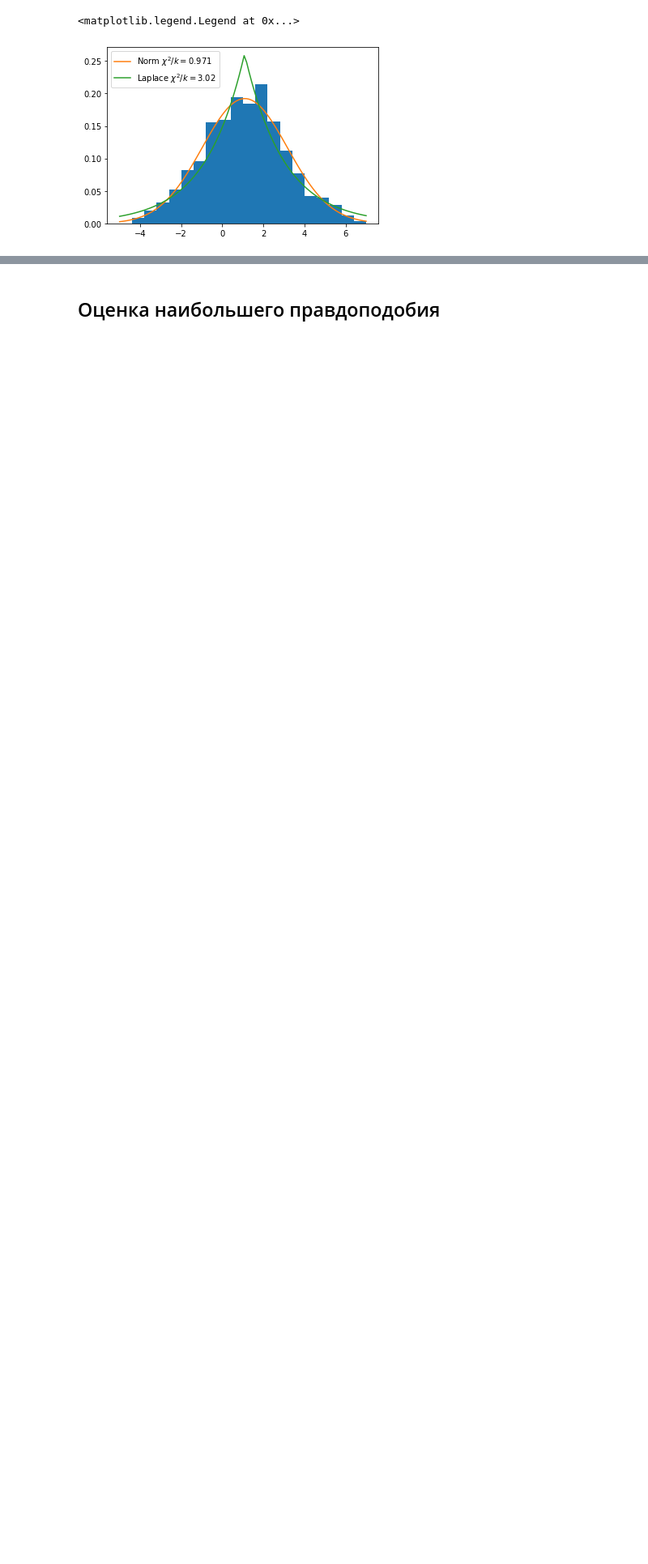
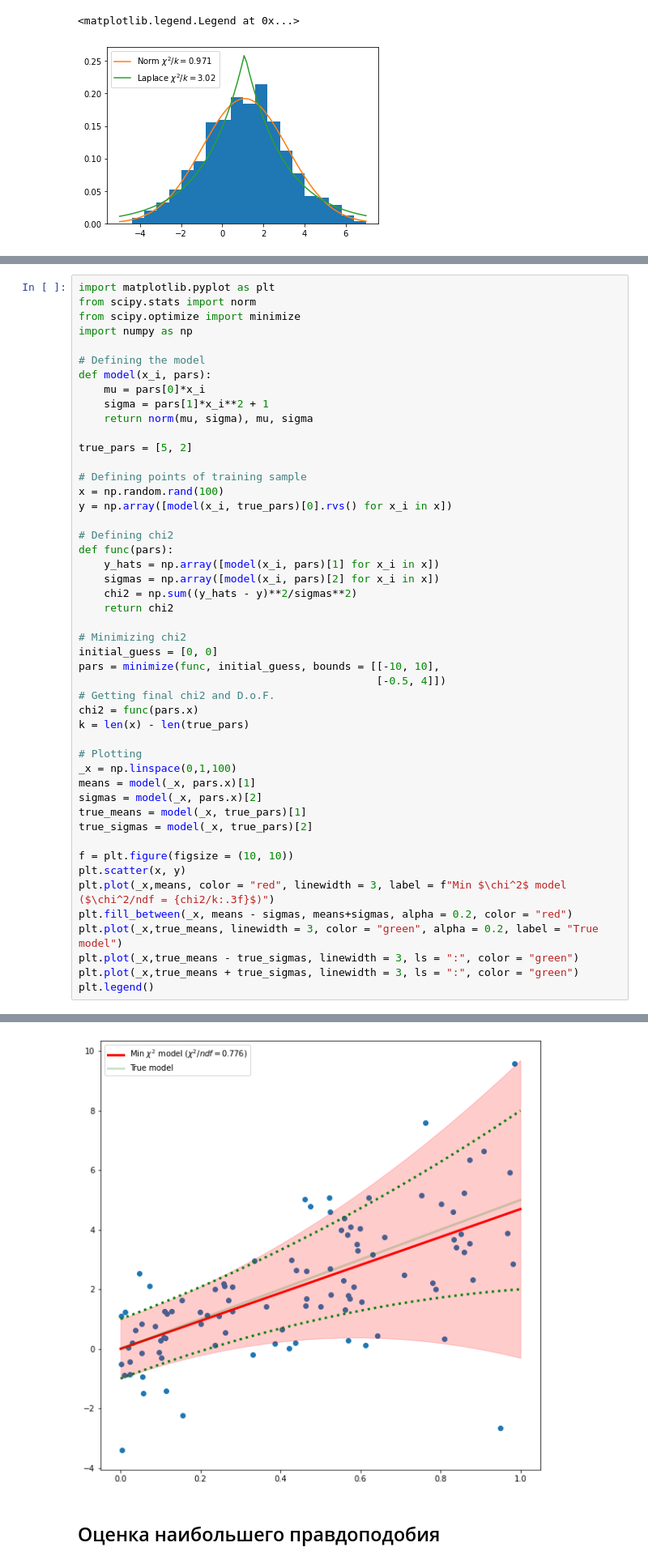
Before and after one commit to mozgit/From-Stats-to-ML, a Jupyter notebook: Лекция_5_Точечная_оценка.ipynb, the cells around one changed output, grey strips where cells are left out. Shown: that part at 81% size. Drawn from its saved outputs; the diff is of its cells as text; blank space fills up the shorter version.

```diff
--- a/Лекция_5_Точечная_оценка.ipynb
+++ b/Лекция_5_Точечная_оценка.ipynb
@@ -238,0 +253,49 @@ plt.legend()
+# %%
+import matplotlib.pyplot as plt
+from scipy.stats import norm
+from scipy.optimize import minimize
+import numpy as np
+
+# Defining the model
+def model(x_i, pars):
+    mu = pars[0]*x_i
+    sigma = pars[1]*x_i**2 + 1
+    return norm(mu, sigma), mu, sigma
+
+true_pars = [5, 2]
+
+# Defining points of training sample
+x = np.random.rand(100)
+y = np.array([model(x_i, true_pars)[0].rvs() for x_i in x])
+
+# Defining chi2
+def func(pars):
+    y_hats = np.array([model(x_i, pars)[1] for x_i in x])
+    sigmas = np.array([model(x_i, pars)[2] for x_i in x])
+    chi2 = np.sum((y_hats - y)**2/sigmas**2)
+    return chi2
+
+# Minimizing chi2
+initial_guess = [0, 0]
+pars = minimize(func, initial_guess, bounds = [[-10, 10],
+                                               [-0.5, 4]])
+# Getting final chi2 and D.o.F.
+chi2 = func(pars.x)
+k = len(x) - len(true_pars)
+
+# Plotting
+_x = np.linspace(0,1,100)
+means = model(_x, pars.x)[1]
+sigmas = model(_x, pars.x)[2]
+true_means = model(_x, true_pars)[1]
+true_sigmas = model(_x, true_pars)[2]
+
+f = plt.figure(figsize = (10, 10))
+plt.scatter(x, y)
+plt.plot(_x,means, color = "red", linewidth = 3, label = f"Min $\chi^2$ model ($\chi^2/ndf = {chi2/k:.3f}$)")
+plt.fill_between(_x, means - sigmas, means+sigmas, alpha = 0.2, color = "red")
+plt.plot(_x,true_means, linewidth = 3, color = "green", alpha = 0.2, label = "True model")
+plt.plot(_x,true_means - true_sigmas, linewidth = 3, ls = ":", color = "green")
+plt.plot(_x,true_means + true_sigmas, linewidth = 3, ls = ":", color = "green")
+plt.legend()
+# %% [output]
@@ -239,3 +303,4 @@ plt.legend()
+[figure, added]
 # %% [markdown]
 ## Оценка наибольшего правдоподобия
 # %% [markdown]
```
Also changed, not shown: parts of 5 cells of this notebook.
